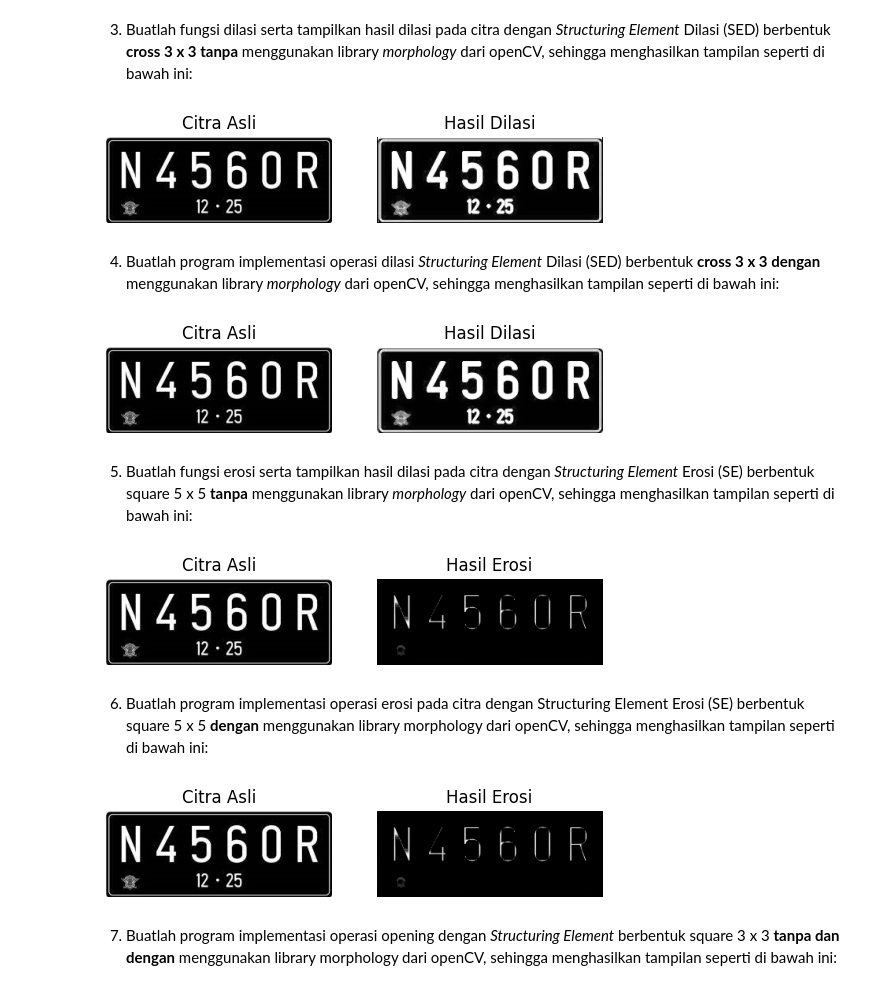
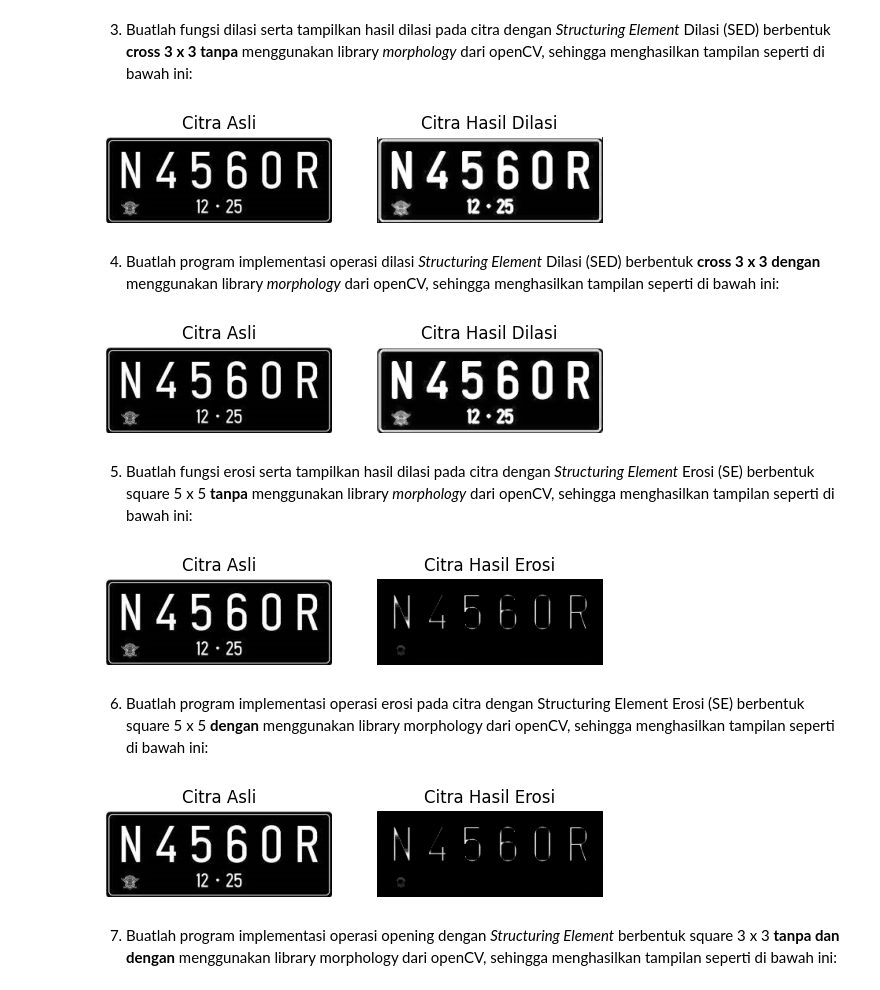
Before and after one commit to alfisuryap/PengolahanCitraDanVisiKomputer, a Jupyter notebook: Week9.ipynb, the cells around one changed output. Saved outputs shown, nothing was run; the diff lists cells and outputs as text; code cells hidden in the pictures.

```diff
--- a/Week9.ipynb
+++ b/Week9.ipynb
@@ -54,29 +54,29 @@ def dilasi(image, kernel):
 # %%
 # Load gambar
 image = cv2.imread('/content/drive/MyDrive/College/Semester 5/Pengolahan Citra dan Visi Komputer/Data/Jobsheet 9/plat nomer.jpg', cv2.IMREAD_GRAYSCALE)
 
 # Buat Structuring Element Dilasi (SED) berbentuk cross 3x3
 kernel = np.array([[0, 1, 0],
                   [1, 1, 1],
                   [0, 1, 0]], dtype=np.uint8)
 
 # Aplikasikan dilasi pada citra
 dilated_image = dilasi(image, kernel)
 
 # Tampilkan citra asli dan hasil dilasi
 plt.subplot(1, 2, 1)
 plt.imshow(image, cmap='gray')
 plt.title('Citra Asli')
 plt.axis('off')
 
 plt.subplot(1, 2, 2)
 plt.imshow(dilated_image, cmap='gray')
-plt.title('Hasil Dilasi')
+plt.title('Citra Hasil Dilasi')
 plt.axis('off')
 
 plt.show()
 # %% [output]
-[figure, old version]
+[figure, new version]
 # %% [markdown]
 4. Buatlah program implementasi operasi dilasi *Structuring Element* Dilasi (SED) berbentuk **cross 3 x 3 dengan** menggunakan library *morphology* dari openCV, sehingga menghasilkan tampilan seperti di bawah ini:
 # %%
@@ -97,12 +97,12 @@ plt.axis('off')
 
 plt.subplot(1, 2, 2)
 plt.imshow(dilated_image, cmap='gray')
-plt.title('Hasil Dilasi')
+plt.title('Citra Hasil Dilasi')
 plt.axis('off')
 
 plt.show()
 # %% [output]
-[figure, old version]
+[figure, new version]
 # %% [markdown]
 5. Buatlah fungsi erosi serta tampilkan hasil dilasi pada citra dengan *Structuring Element* Erosi (SE) berbentuk square 5 x 5 **tanpa** menggunakan library *morphology* dari openCV, sehingga menghasilkan tampilan seperti di bawah ini:
 # %%
@@ -145,12 +145,12 @@ plt.axis('off')
 
 plt.subplot(1, 2, 2)
 plt.imshow(eroded_image, cmap='gray')
-plt.title('Hasil Erosi')
+plt.title('Citra Hasil Erosi')
 plt.axis('off')
 
 plt.show()
 # %% [output]
-[figure, old version]
+[figure, new version]
 # %% [markdown]
 6. Buatlah program implementasi operasi erosi  pada citra dengan Structuring Element Erosi (SE) berbentuk square 5 x 5 **dengan** menggunakan library morphology dari openCV, sehingga menghasilkan tampilan seperti di bawah ini:
 # %%
@@ -171,12 +171,12 @@ plt.axis('off')
 
 plt.subplot(1, 2, 2)
 plt.imshow(eroded_image, cmap='gray')
-plt.title('Hasil Erosi')
+plt.title('Citra Hasil Erosi')
 plt.axis('off')
 
 plt.show()
 # %% [output]
-[figure, old version]
+[figure, new version]
 # %% [markdown]
 7. Buatlah program implementasi operasi opening dengan *Structuring Element*
 berbentuk square 3 x 3 **tanpa dan dengan** menggunakan library morphology dari openCV, sehingga menghasilkan tampilan seperti di bawah ini:
```
Also changed, not shown: parts of 17 cells of this notebook.
